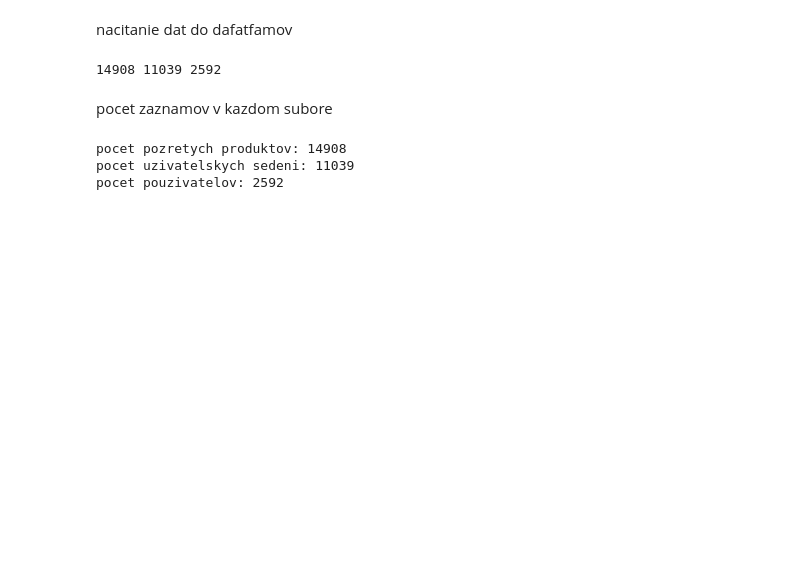
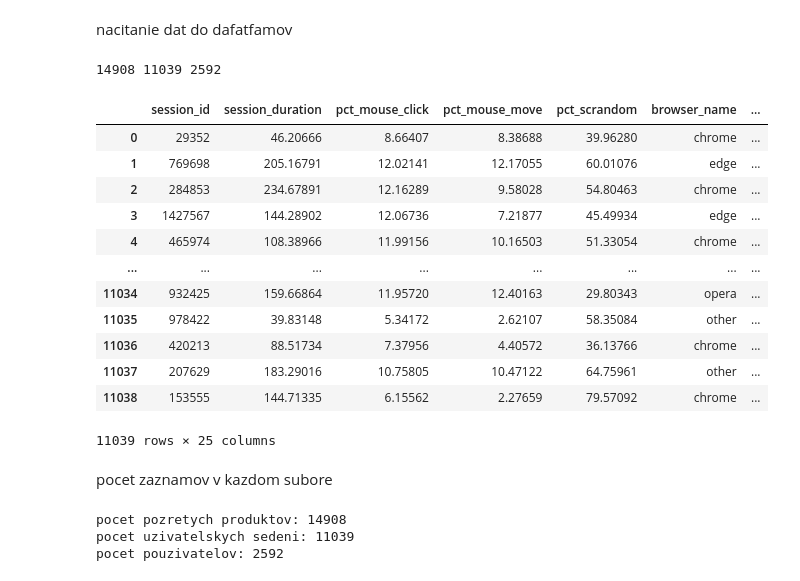
Before and after one commit to sejmjul/SaS, a Jupyter notebook: main.ipynb, the cells around one changed output. Drawn from its saved outputs; the diff is of its cells as text; code cells hidden in the pictures; blank space fills up the shorter version.

```diff
--- a/main.ipynb
+++ b/main.ipynb
@@ -5,13 +5,27 @@ nacitanie dat do dafatfamov
 # %%
 df_product = pd.read_csv("product.csv", sep='\t')
 df_session = pd.read_csv("session.csv", sep='\t')
 df_users = pd.read_csv("user.csv", sep='\t')
 print(len(df_product), len(df_session), len(df_users))
 # df_product.head()
 # df_session.head()
 # df_users.head()
+df_session
 # %% [output]
 14908 11039 2592
+|  | session_id | session_duration | pct_mouse_click | pct_mouse_move | pct_scrandom | browser_name | ... |
+| 0 | 29352 | 46.20666 | 8.66407 | 8.38688 | 39.96280 | chrome | ... |
+| 1 | 769698 | 205.16791 | 12.02141 | 12.17055 | 60.01076 | edge | ... |
+| 2 | 284853 | 234.67891 | 12.16289 | 9.58028 | 54.80463 | chrome | ... |
+| 3 | 1427567 | 144.28902 | 12.06736 | 7.21877 | 45.49934 | edge | ... |
+| 4 | 465974 | 108.38966 | 11.99156 | 10.16503 | 51.33054 | chrome | ... |
+| ... | ... | ... | ... | ... | ... | ... | ... |
+| 11034 | 932425 | 159.66864 | 11.95720 | 12.40163 | 29.80343 | opera | ... |
+| 11035 | 978422 | 39.83148 | 5.34172 | 2.62107 | 58.35084 | other | ... |
+| 11036 | 420213 | 88.51734 | 7.37956 | 4.40572 | 36.13766 | chrome | ... |
+| 11037 | 207629 | 183.29016 | 10.75805 | 10.47122 | 64.75961 | other | ... |
+| 11038 | 153555 | 144.71335 | 6.15562 | 2.27659 | 79.57092 | chrome | ... |
+11039 rows × 25 columns
 # %% [markdown]
 pocet zaznamov v kazdom subore
 # %%
```
Also changed, not shown: parts of 3 cells of this notebook.
